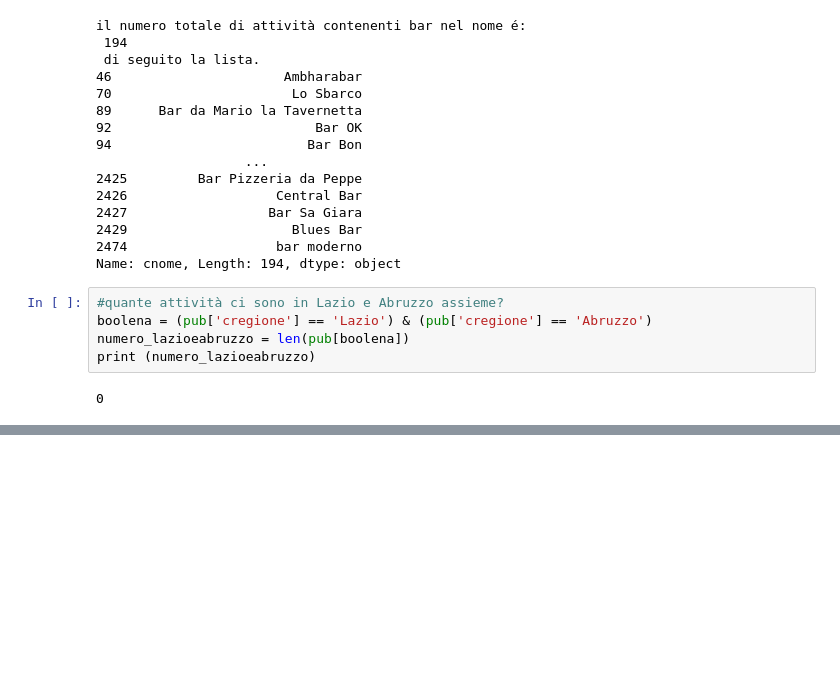
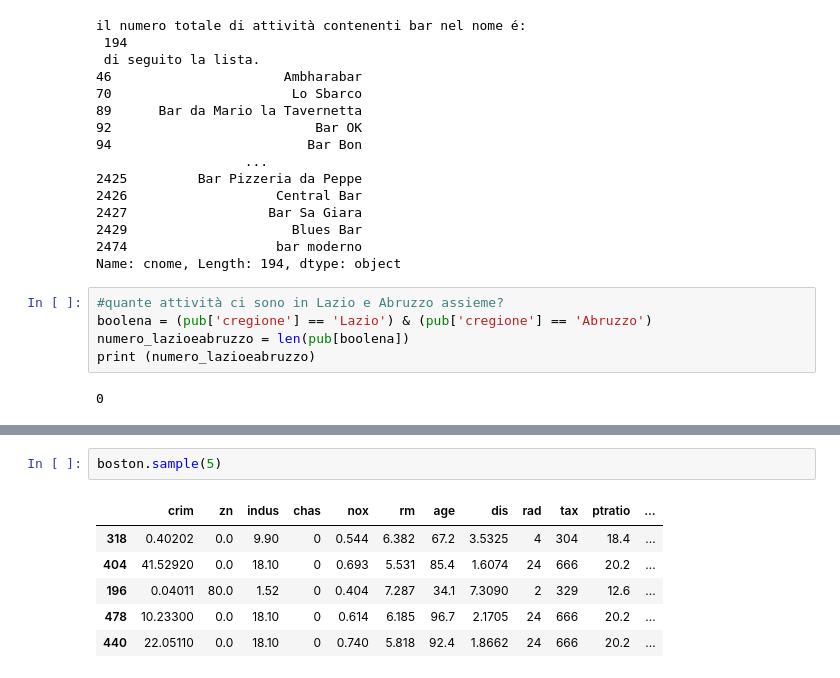
Before and after one commit to MatteoCapp/PYTHON, a Jupyter notebook: W15D5.ipynb, the cells around one changed output, grey strips where cells are left out. Drawn from its saved outputs; the diff is of its cells as text; blank space fills up the shorter version.

```diff
--- a/W15D5.ipynb
+++ b/W15D5.ipynb
@@ -167,0 +286,9 @@ print (numero_lazioeabruzzo)
+# %%
+boston.sample(5)
+# %% [output]
+|  | crim | zn | indus | chas | nox | rm | age | dis | rad | tax | ptratio | ... |
+| 318 | 0.40202 | 0.0 | 9.90 | 0 | 0.544 | 6.382 | 67.2 | 3.5325 | 4 | 304 | 18.4 | ... |
+| 404 | 41.52920 | 0.0 | 18.10 | 0 | 0.693 | 5.531 | 85.4 | 1.6074 | 24 | 666 | 20.2 | ... |
+| 196 | 0.04011 | 80.0 | 1.52 | 0 | 0.404 | 7.287 | 34.1 | 7.3090 | 2 | 329 | 12.6 | ... |
+| 478 | 10.23300 | 0.0 | 18.10 | 0 | 0.614 | 6.185 | 96.7 | 2.1705 | 24 | 666 | 20.2 | ... |
+| 440 | 22.05110 | 0.0 | 18.10 | 0 | 0.740 | 5.818 | 92.4 | 1.8662 | 24 | 666 | 20.2 | ... |
```
Also changed, not shown: parts of 19 cells of this notebook.
